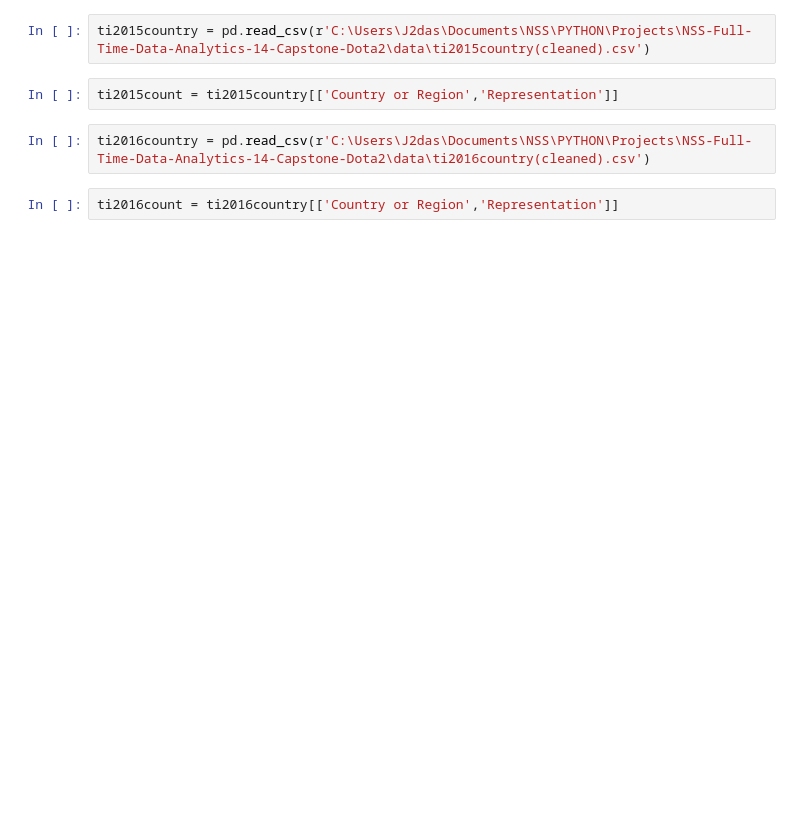
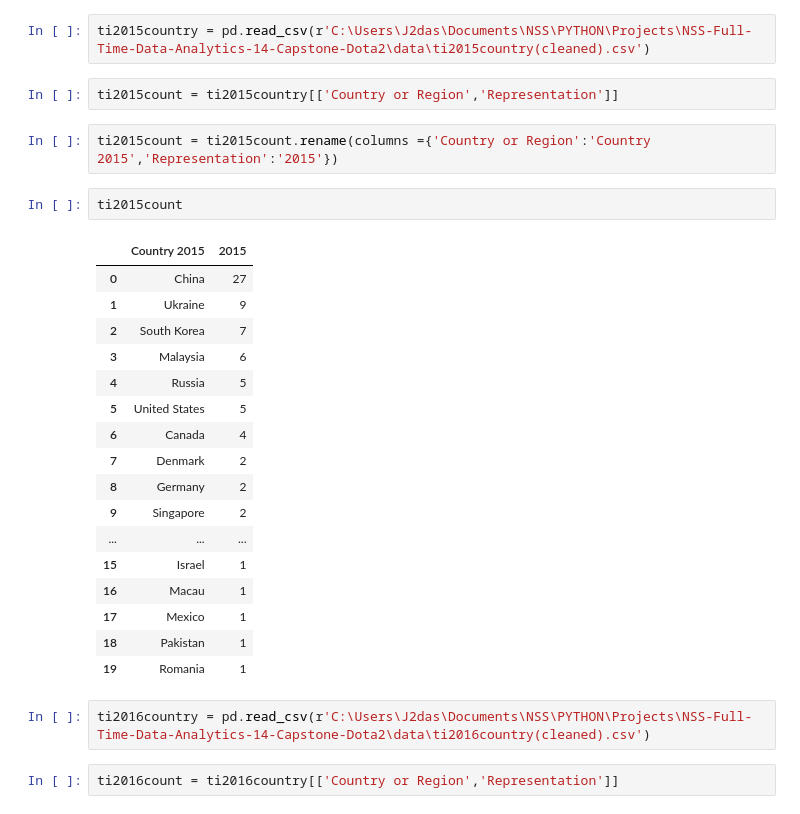
Before and after one commit to j2das1/NSS-Full-Time-Data-Analytics-14-Capstone-Dota2, a Jupyter notebook: Notebooks/capstone-project.ipynb, the cells around one changed output. Drawn from its saved outputs; the diff is of its cells as text; blank space fills up the shorter version.

```diff
--- a/Notebooks/capstone-project.ipynb
+++ b/Notebooks/capstone-project.ipynb
@@ -49,6 +114,28 @@ ti2014count = ti2014country[['Country or Region','Representation']]
 ti2015country = pd.read_csv(r'C:\Users\J2das\Documents\NSS\PYTHON\Projects\NSS-Full-Time-Data-Analytics-14-Capstone-Dota2\data\ti2015country(cleaned).csv')
 # %%
 ti2015count = ti2015country[['Country or Region','Representation']]
+# %%
+ti2015count = ti2015count.rename(columns ={'Country or Region':'Country 2015','Representation':'2015'})
+# %%
+ti2015count
+# %% [output]
+|  | Country 2015 | 2015 |
+| 0 | China | 27 |
+| 1 | Ukraine | 9 |
+| 2 | South Korea | 7 |
+| 3 | Malaysia | 6 |
+| 4 | Russia | 5 |
+| 5 | United States | 5 |
+| 6 | Canada | 4 |
+| 7 | Denmark | 2 |
+| 8 | Germany | 2 |
+| 9 | Singapore | 2 |
+| ... | ... | ... |
+| 15 | Israel | 1 |
+| 16 | Macau | 1 |
+| 17 | Mexico | 1 |
+| 18 | Pakistan | 1 |
+| 19 | Romania | 1 |
 # %%
 ti2016country = pd.read_csv(r'C:\Users\J2das\Documents\NSS\PYTHON\Projects\NSS-Full-Time-Data-Analytics-14-Capstone-Dota2\data\ti2016country(cleaned).csv')
 # %%
```
Also changed, not shown: parts of 23 cells of this notebook, 1 other file.
